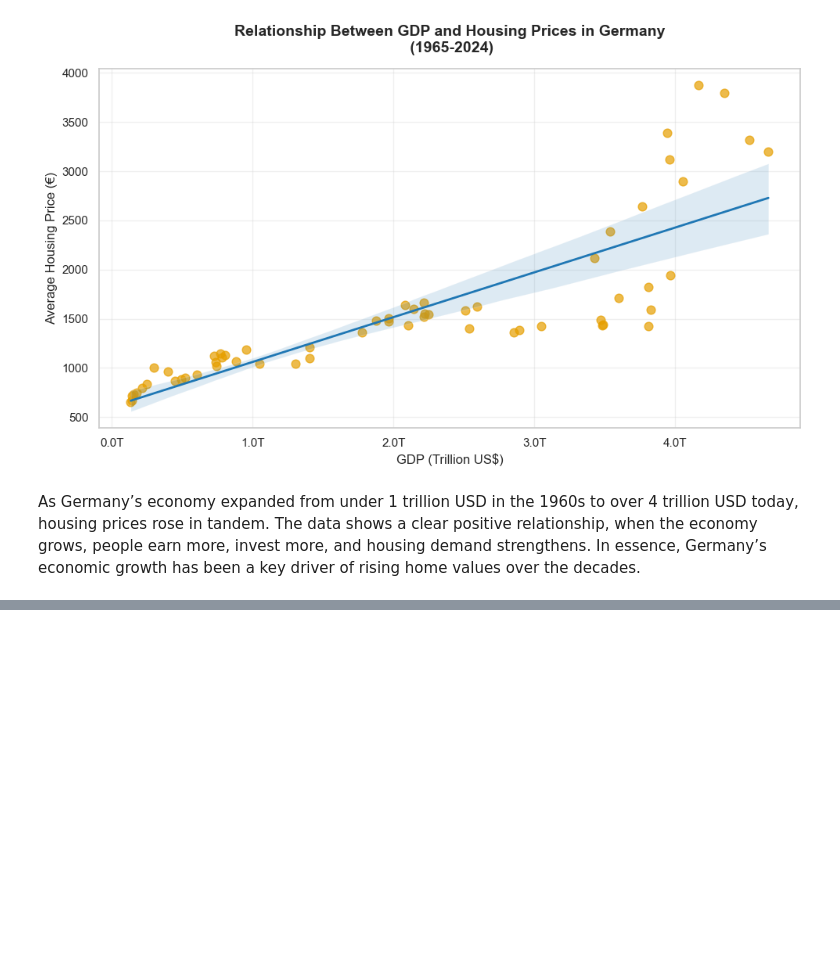
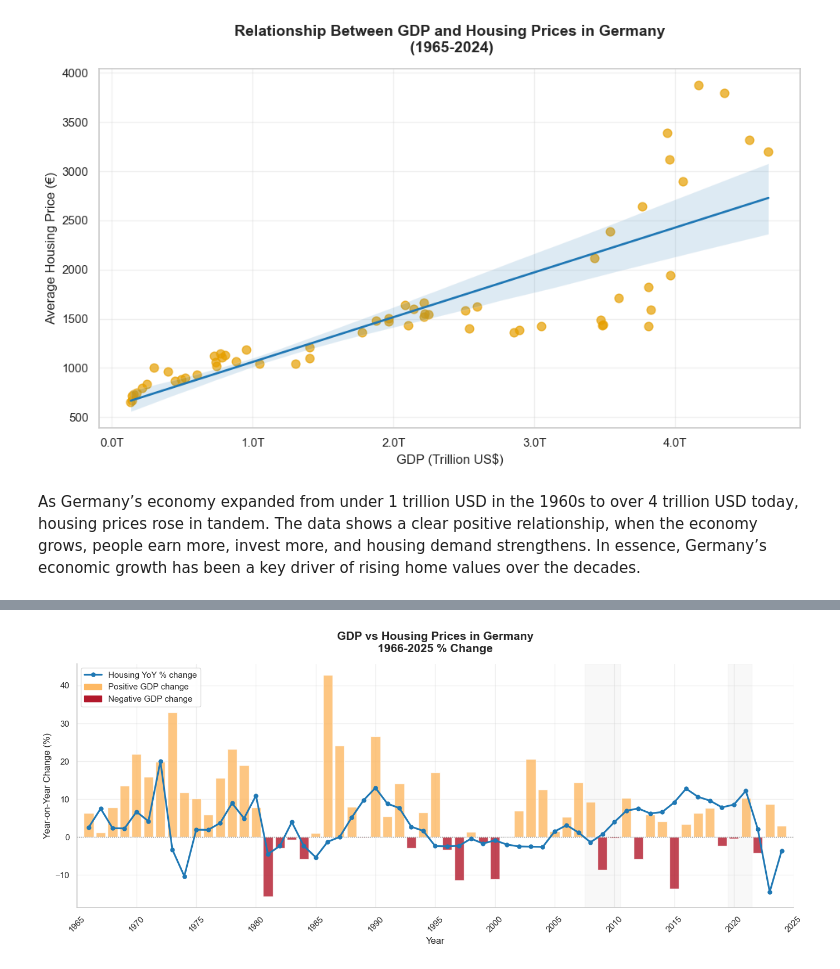
Before and after one commit to mansari40/DataStorytelling-German-Housing-Prices, a Jupyter notebook: GDP_vs_Housing.ipynb, the cells around one changed output, grey strips where cells are left out. Cells and saved outputs as stored; diff of their text form; code cells hidden in the pictures; blank space fills up the shorter version.

```diff
--- a/GDP_vs_Housing.ipynb
+++ b/GDP_vs_Housing.ipynb
@@ -228,0 +300,93 @@ As Germany’s economy expanded from under 1 trillion USD in the 1960s to over 4
+# %%
+
+
+sns.set_theme(style="whitegrid")
+
+# only years with both series available
+plot_df = gdp_df.dropna(subset=["Housing_YoY_%", "GDP_YoY_%"]).copy()
+plot_df = plot_df.sort_values("Year")
+
+fig, ax = plt.subplots(figsize=(14, 6))
+
+# Shade crisis / recession periods
+
+crisis_periods = [
+    (2008, 2010),
+    (2020, 2021),
+]
+
+for start, end in crisis_periods:
+    if end < plot_df["Year"].min() or start > plot_df["Year"].max():
+        continue
+    ax.axvspan(
+        start - 0.5,
+        end + 0.5,
+        color="#EEEEEE",
+        alpha=0.4,
+        zorder=0,
+    )
+
+# Bars for GDP YoY %
+
+bar_colors = np.where(plot_df["GDP_YoY_%"] >= 0, "#FDB863", "#B2182B")
+ax.bar(
+    plot_df["Year"],
+    plot_df["GDP_YoY_%"],
+    color=bar_colors,
+    alpha=0.8,
+    width=0.8,
+    zorder=1,
+)
+
+# Line for Housing YoY %
+
+housing_line, = ax.plot(
+    plot_df["Year"],
+    plot_df["Housing_YoY_%"],
+    color="#1F78B4",
+    marker="o",
+    markersize=5,
+    linewidth=2.3,
+    label="Housing YoY % change",
+    zorder=3,
+)
+
+# Zero line
+ax.axhline(0, color="grey", linewidth=1, linestyle=":", zorder=2)
+
+# Titles and labels
+ax.set_title(
+    "GDP vs Housing Prices in Germany\n1966-2025 % Change",
+    fontsize=15,
+    fontweight="bold",
+    pad=15,
+)
+ax.set_xlabel("Year", fontsize=12)
+ax.set_ylabel("Year-on-Year Change (%)", fontsize=12)
+
+# X-axis from 1965 to 2025
+ax.set_xlim(1965, 2025)
+ax.set_xticks(range(1965, 2026, 5))
+plt.xticks(rotation=45)
+
+# Legend
+positive_patch = Patch(color="#FDB863", label="Positive GDP change")
+negative_patch = Patch(color="#B2182B", label="Negative GDP change")
+
+ax.legend(
+    [housing_line, positive_patch, negative_patch],
+    ["Housing YoY % change", "Positive GDP change", "Negative GDP change"],
+    loc="upper left",
+    frameon=True,
+    framealpha=0.9,
+    facecolor="white",
+    edgecolor="lightgrey",
+)
+
+# Grid and layout
+ax.grid(alpha=0.3)
+sns.despine()
+plt.tight_layout()
+plt.show()
+# %% [output]
+[figure, added]
```
Also changed, not shown: parts of 6 cells of this notebook, 4 other files.
